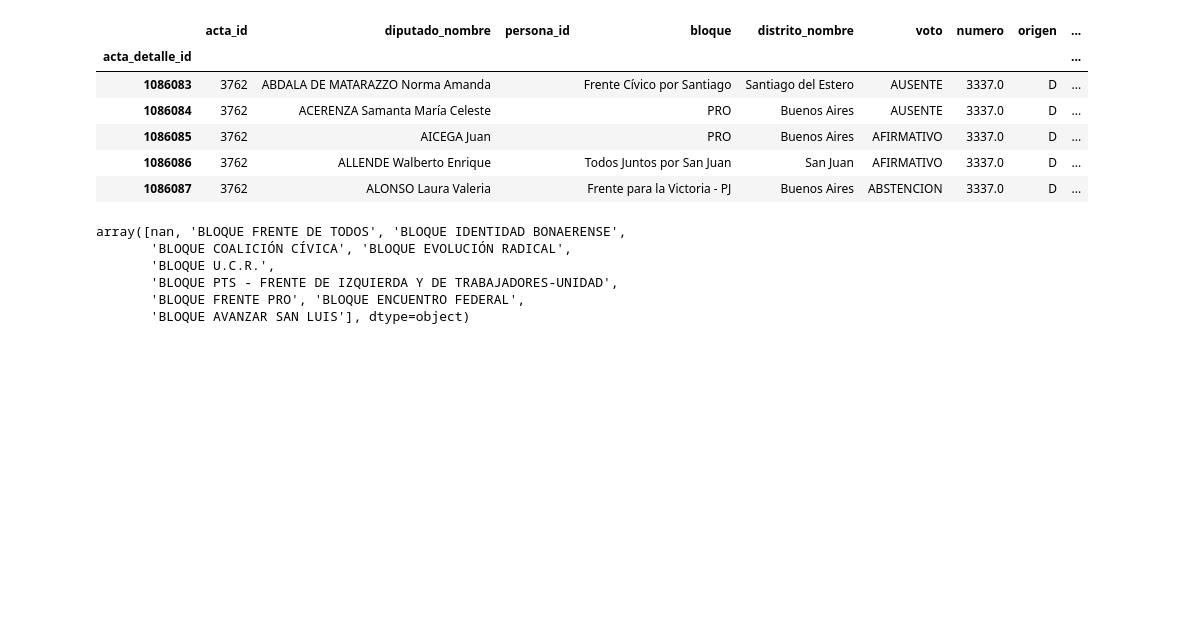
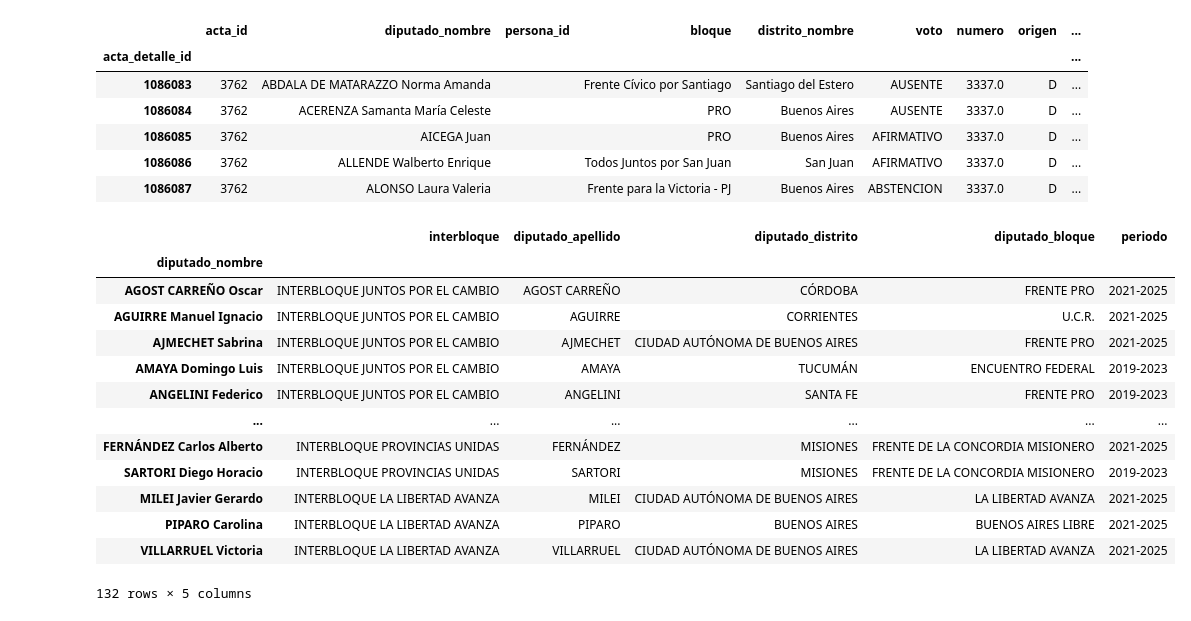
Before and after one commit to freire-guido/diputados-datos, a Jupyter notebook: data/actas.ipynb, the cells around one changed output. Cells and saved outputs as stored; diff of their text form; code cells hidden in the pictures; blank space fills up the shorter version.

```diff
--- a/data/actas.ipynb
+++ b/data/actas.ipynb
@@ -87,12 +106,24 @@ df.head()
 | 1086085 | 3762 | AICEGA Juan |  | PRO | Buenos Aires | AFIRMATIVO | 3337.0 | D | ... |
 | 1086086 | 3762 | ALLENDE Walberto Enrique |  | Todos Juntos por San Juan | San Juan | AFIRMATIVO | 3337.0 | D | ... |
 | 1086087 | 3762 | ALONSO Laura Valeria |  | Frente para la Victoria - PJ | Buenos Aires | ABSTENCION | 3337.0 | D | ... |
-# %%
-df['diputado_bloque'].unique()
-# %% [output]
-array([nan, 'BLOQUE FRENTE DE TODOS', 'BLOQUE IDENTIDAD BONAERENSE',
-       'BLOQUE COALICIÓN CÍVICA', 'BLOQUE EVOLUCIÓN RADICAL',
-       'BLOQUE U.C.R.',
-       'BLOQUE PTS - FRENTE DE IZQUIERDA Y DE TRABAJADORES-UNIDAD',
-       'BLOQUE FRENTE PRO', 'BLOQUE ENCUENTRO FEDERAL',
-       'BLOQUE AVANZAR SAN LUIS'], dtype=object)
+# %%
+interbloques = pd.read_csv('interbloques.csv')
+interbloques['diputado_nombre'] = interbloques['diputado_apellido'] + ' ' + interbloques['diputado_nombre'].str.strip() # .str.split(' ').apply(lambda r: r[0])
+
+interbloques = interbloques.set_index('diputado_nombre', verify_integrity=True)
+interbloques
+# %% [output]
+|  | interbloque | diputado_apellido | diputado_distrito | diputado_bloque | periodo |
+| diputado_nombre |  |  |  |  |  |
+| AGOST CARREÑO Oscar | INTERBLOQUE JUNTOS POR EL CAMBIO | AGOST CARREÑO | CÓRDOBA | FRENTE PRO | 2021-2025 |
+| AGUIRRE Manuel Ignacio | INTERBLOQUE JUNTOS POR EL CAMBIO | AGUIRRE | CORRIENTES | U.C.R. | 2021-2025 |
+| AJMECHET Sabrina | INTERBLOQUE JUNTOS POR EL CAMBIO | AJMECHET | CIUDAD AUTÓNOMA DE BUENOS AIRES | FRENTE PRO | 2021-2025 |
+| AMAYA Domingo Luis | INTERBLOQUE JUNTOS POR EL CAMBIO | AMAYA | TUCUMÁN | ENCUENTRO FEDERAL | 2019-2023 |
+| ANGELINI Federico | INTERBLOQUE JUNTOS POR EL CAMBIO | ANGELINI | SANTA FE | FRENTE PRO | 2019-2023 |
+| ... | ... | ... | ... | ... | ... |
+| FERNÁNDEZ Carlos Alberto | INTERBLOQUE PROVINCIAS UNIDAS | FERNÁNDEZ | MISIONES | FRENTE DE LA CONCORDIA MISIONERO | 2021-2025 |
+| SARTORI Diego Horacio | INTERBLOQUE PROVINCIAS UNIDAS | SARTORI | MISIONES | FRENTE DE LA CONCORDIA MISIONERO | 2019-2023 |
+| MILEI Javier Gerardo | INTERBLOQUE LA LIBERTAD AVANZA | MILEI | CIUDAD AUTÓNOMA DE BUENOS AIRES | LA LIBERTAD AVANZA | 2021-2025 |
+| PIPARO Carolina | INTERBLOQUE LA LIBERTAD AVANZA | PIPARO | BUENOS AIRES | BUENOS AIRES LIBRE | 2021-2025 |
+| VILLARRUEL Victoria | INTERBLOQUE LA LIBERTAD AVANZA | VILLARRUEL | CIUDAD AUTÓNOMA DE BUENOS AIRES | LA LIBERTAD AVANZA | 2021-2025 |
+132 rows × 5 columns
```
Also changed, not shown: parts of 8 cells of this notebook, 8 other files.
